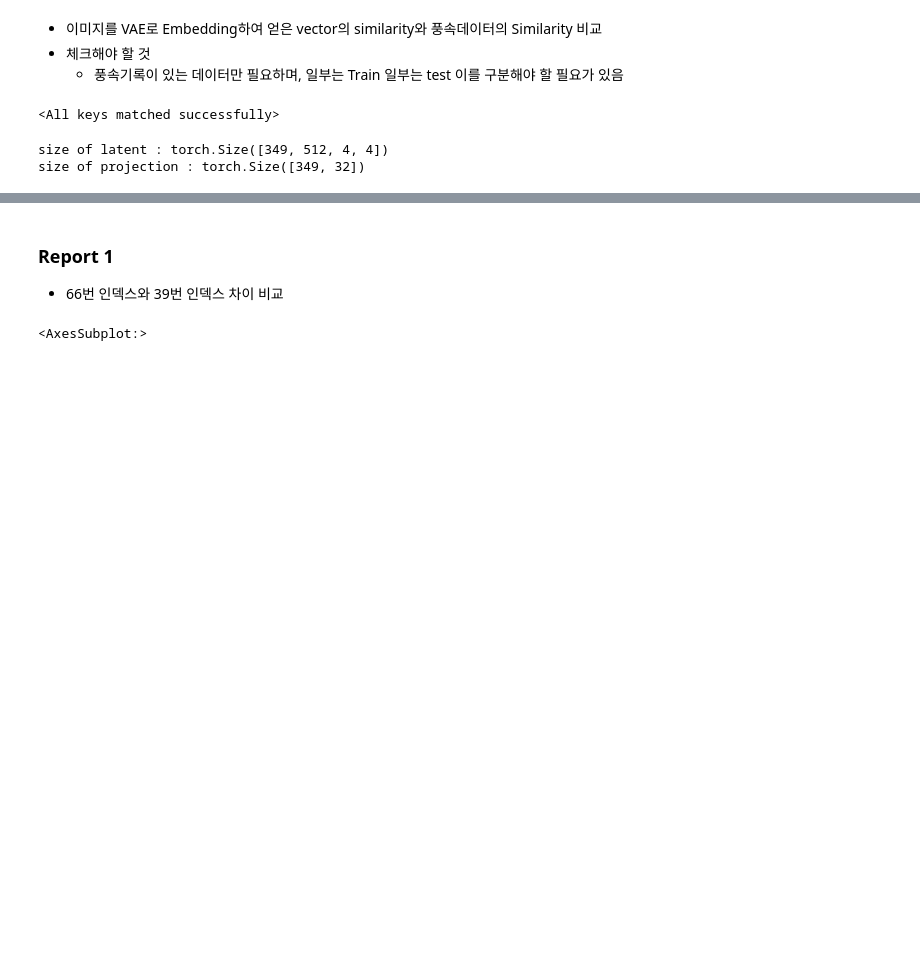
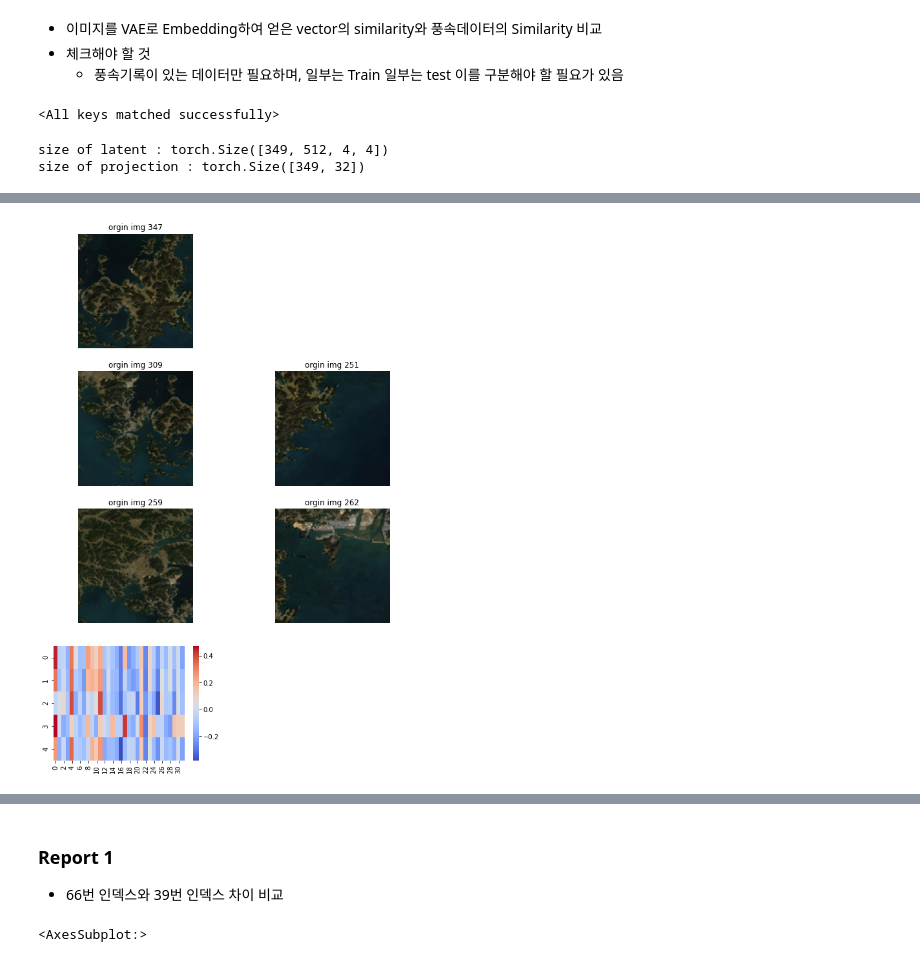
Before and after one commit to February24-Lee/PyTorch-VAE, a Jupyter notebook: _Analysis_SimCLR_RGB_latent_vector_analysis_with_windspeed.ipynb, the cells around one changed output, grey strips where cells are left out. Drawn from its saved outputs; the diff is of its cells as text; code cells hidden in the pictures; blank space fills up the shorter version.

```diff
--- a/_Analysis_SimCLR_RGB_latent_vector_analysis_with_windspeed.ipynb
+++ b/_Analysis_SimCLR_RGB_latent_vector_analysis_with_windspeed.ipynb
@@ -135,0 +264,48 @@ plt.show()
+# %%
+# z list
+select_value = []
+select_value.append(model_projection[a_index].detach().numpy())
+select_value.append(model_projection[b_index].detach().numpy())
+select_value.append(model_projection[c_index].detach().numpy())
+select_value.append(model_projection[d_index].detach().numpy())
+select_value.append(model_projection[e_index].detach().numpy())
+
+# origin
+img_a = (img_list[a_index]+1)/2
+img_b = (img_list[b_index]+1)/2
+img_c = (img_list[c_index]+1)/2
+img_d = (img_list[d_index]+1)/2
+img_e = (img_list[e_index]+1)/2
+# %%
+plt.figure(figsize=(10,15))
+
+plt.subplot(4,2,1)
+plt.imshow(img_a)
+plt.title('orgin img {}'.format(a_index))
+plt.axis('off')
+
+plt.subplot(4,2,3)
+plt.imshow(img_b)
+plt.title('orgin img {}'.format(b_index))
+plt.axis('off')
+
+plt.subplot(4,2,4)
+plt.imshow(img_c)
+plt.title('orgin img {}'.format(c_index))
+plt.axis('off')
+
+plt.subplot(4,2,5)
+plt.imshow(img_d)
+plt.title('orgin img {}'.format(d_index))
+plt.axis('off')
+
+plt.subplot(4,2,6)
+plt.imshow(img_e)
+plt.title('orgin img {}'.format(e_index))
+plt.axis('off')
+
+plt.subplot(4,2,7)
+sns.heatmap(select_value, cmap='coolwarm')
+plt.show()
+# %% [output]
+[figure, added]
```
Also changed, not shown: parts of 23 cells of this notebook, 4 other files.
